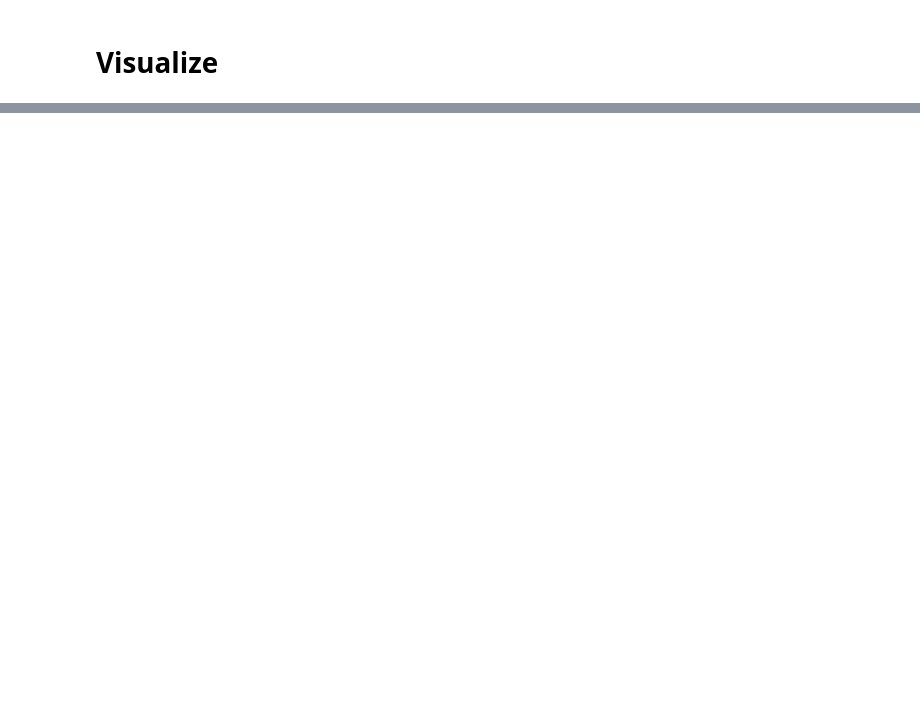
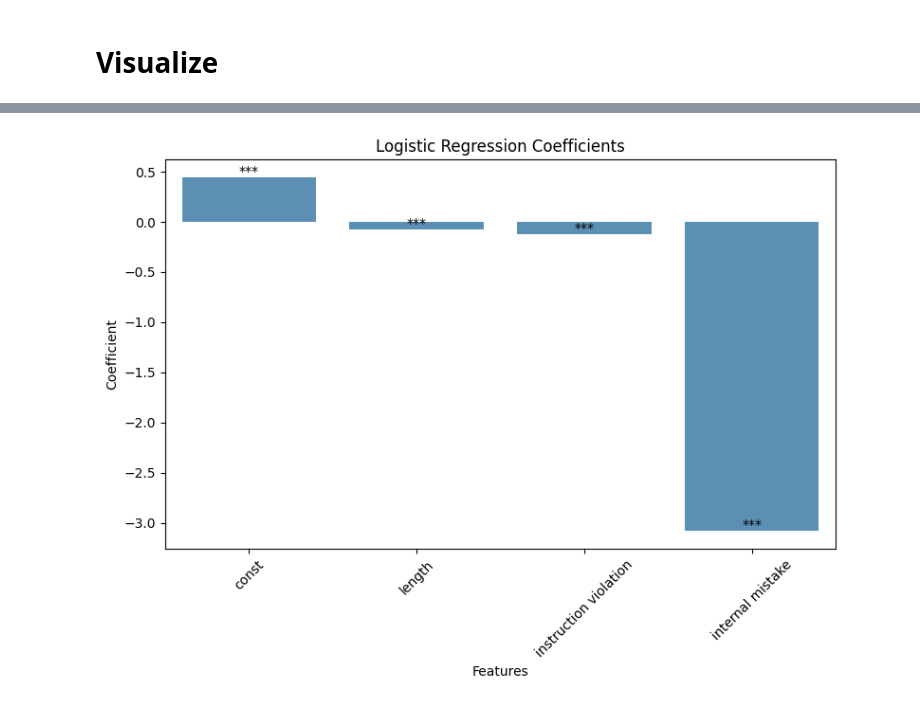
Before and after one commit to wan19990901/SC_conf, a Jupyter notebook: src/stats.ipynb, the cells around one changed output, grey strips where cells are left out. Drawn from its saved outputs; the diff is of its cells as text; code cells hidden in the pictures; blank space fills up the shorter version.

```diff
--- a/src/stats.ipynb
+++ b/src/stats.ipynb
@@ -7,14 +7,13 @@ import numpy as np
 import pandas as pd
 import re
 import ast
-DATA_DIR = '../data'
+DATA_DIR = '../data/Data_For_Analysis/'
 
 # Experiment Config
 DF_NAME = 'MathQA'
 DIFFICULTY = 'easy'
 NUM_OF_SAMPLES = 500
 NUM_OF_COT = 40
-storage_dir = os.path.join(DATA_DIR, f'Evaluation_CoTs/gpt-3.5-turbo-0125')
-file_path = os.path.join(storage_dir, f'{DF_NAME}_{DIFFICULTY}.csv')
+file_path = os.path.join(DATA_DIR, f'{DF_NAME}_{DIFFICULTY}_CS.csv')
 # %%
 df = pd.read_csv(file_path)
@@ -176,13 +21,0 @@ Expected frequencies table:
-# %%
-corr, p_value = stats.spearmanr(all_correctness, all_length)
-
-print("Spearman's correlation coefficient:", corr)
-print("P value:", p_value)
-corr, p_value = stats.spearmanr(all_correctness, all_IV)
-
-print("Spearman's correlation coefficient:", corr)
-print("P value:", p_value)
-corr, p_value = stats.spearmanr(all_correctness, all_IM)
-
-print("Spearman's correlation coefficient:", corr)
-print("P value:", p_value)
@@ -211,0 +72,47 @@ df_final
+# %%
+import pandas as pd
+import numpy as np
+import statsmodels.api as sm
+import matplotlib.pyplot as plt
+import seaborn as sns
+
+
+# Separate the features (X) and the outcome variable (y)
+X = df[['length', 'instruction violation', 'internal mistake']]
+y = df['correctness']
+
+# Add a constant term to the features for the intercept
+X = sm.add_constant(X)
+
+# Fit the logistic regression model
+model = sm.Logit(y, X).fit()
+
+# Print the model summary to see the coefficients and their significance
+print(model.summary())
+
+# Extract the coefficients and p-values
+coefficients = model.params
+p_values = model.pvalues
+
+# Create a DataFrame to store the coefficients and p-values
+coef_df = pd.DataFrame({'Coefficient': coefficients, 'P-value': p_values})
+
+# Visualize the coefficients and their significance using a bar plot
+plt.figure(figsize=(8, 6))
+sns.barplot(x=coef_df.index, y=coef_df['Coefficient'], alpha=0.8)
+plt.title('Logistic Regression Coefficients')
+plt.xlabel('Features')
+plt.ylabel('Coefficient')
+plt.xticks(rotation=45)
+
+for i, p_value in enumerate(coef_df['P-value']):
+    if p_value < 0.001:
+        plt.text(i, coef_df['Coefficient'][i]+0.02, '***', ha='center')
+    elif p_value < 0.01:
+        plt.text(i, coef_df['Coefficient'][i]+0.02, '**', ha='center')
+    elif p_value < 0.05:
+        plt.text(i, coef_df['Coefficient'][i]+0.02, '*', ha='center')
+
+plt.tight_layout()
+plt.show()
+# %% [output]
@@ -211,0 +139 @@ df_final
+[figure, added]
```
Also changed, not shown: parts of 17 cells of this notebook, 3 other files.
